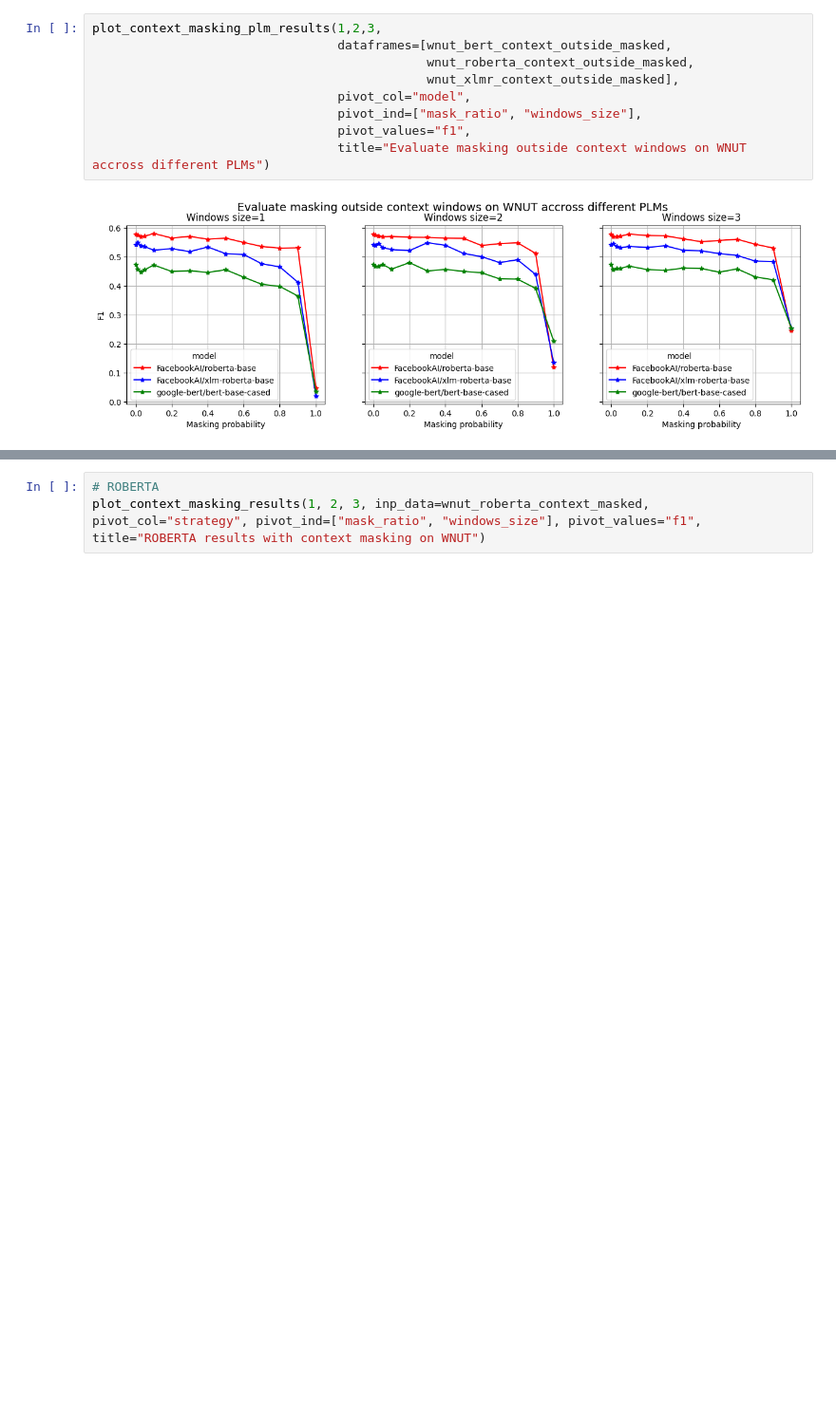
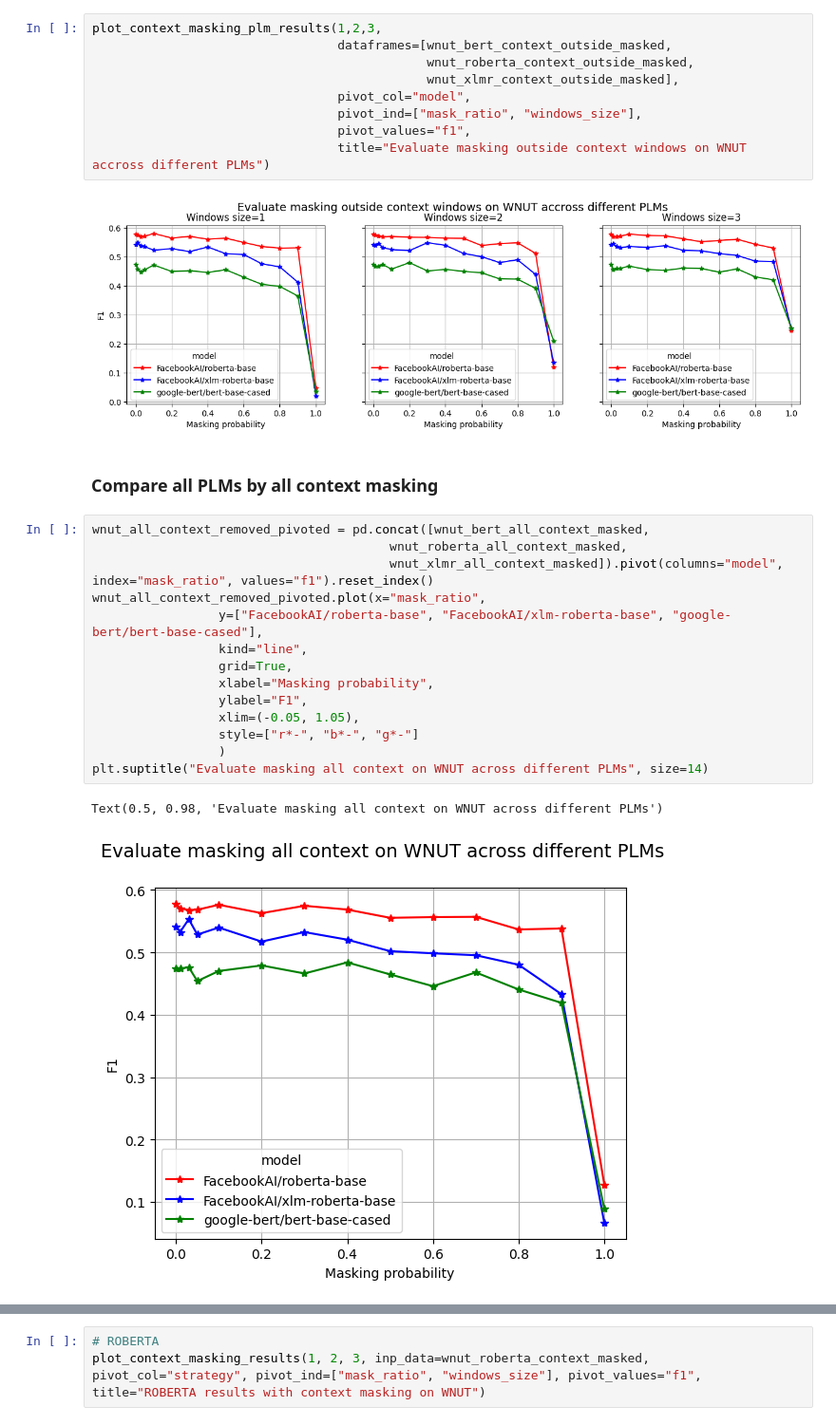
Before and after one commit to minhddb/ner-masking, a Jupyter notebook: results/analysis.ipynb, the cells around one changed output, grey strips where cells are left out. Shown at 95% size. Cells and saved outputs as stored; diff of their text form; blank space fills up the shorter version.

```diff
--- a/results/analysis.ipynb
+++ b/results/analysis.ipynb
@@ -319,3 +455,22 @@ plot_context_masking_plm_results(1,2,3,
                                  title="Evaluate masking outside context windows on WNUT accross different PLMs")
 # %% [output]
 [figure]
+# %% [markdown]
+### Compare all PLMs by all context masking
+# %%
+wnut_all_context_removed_pivoted = pd.concat([wnut_bert_all_context_masked,
+                                        wnut_roberta_all_context_masked,
+                                        wnut_xlmr_all_context_masked]).pivot(columns="model", index="mask_ratio", values="f1").reset_index()
+wnut_all_context_removed_pivoted.plot(x="mask_ratio",
+                 y=["FacebookAI/roberta-base", "FacebookAI/xlm-roberta-base", "google-bert/bert-base-cased"],
+                 kind="line",
+                 grid=True,
+                 xlabel="Masking probability",
+                 ylabel="F1",
+                 xlim=(-0.05, 1.05),
+                 style=["r*-", "b*-", "g*-"]
+                 )
+plt.suptitle("Evaluate masking all context on WNUT across different PLMs", size=14)
+# %% [output]
+Text(0.5, 0.98, 'Evaluate masking all context on WNUT across different PLMs')
+[figure, added]
```
Also changed, not shown: parts of 27 cells of this notebook.
